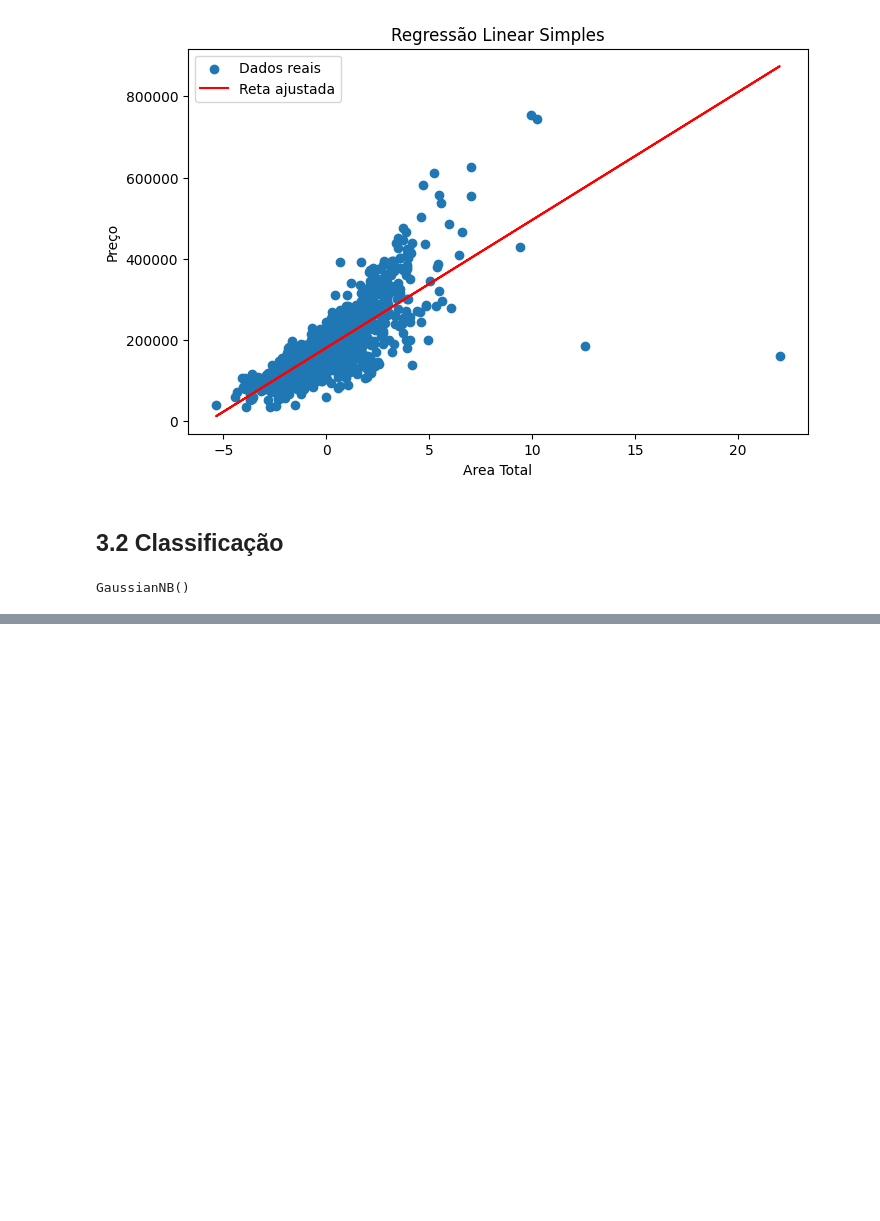
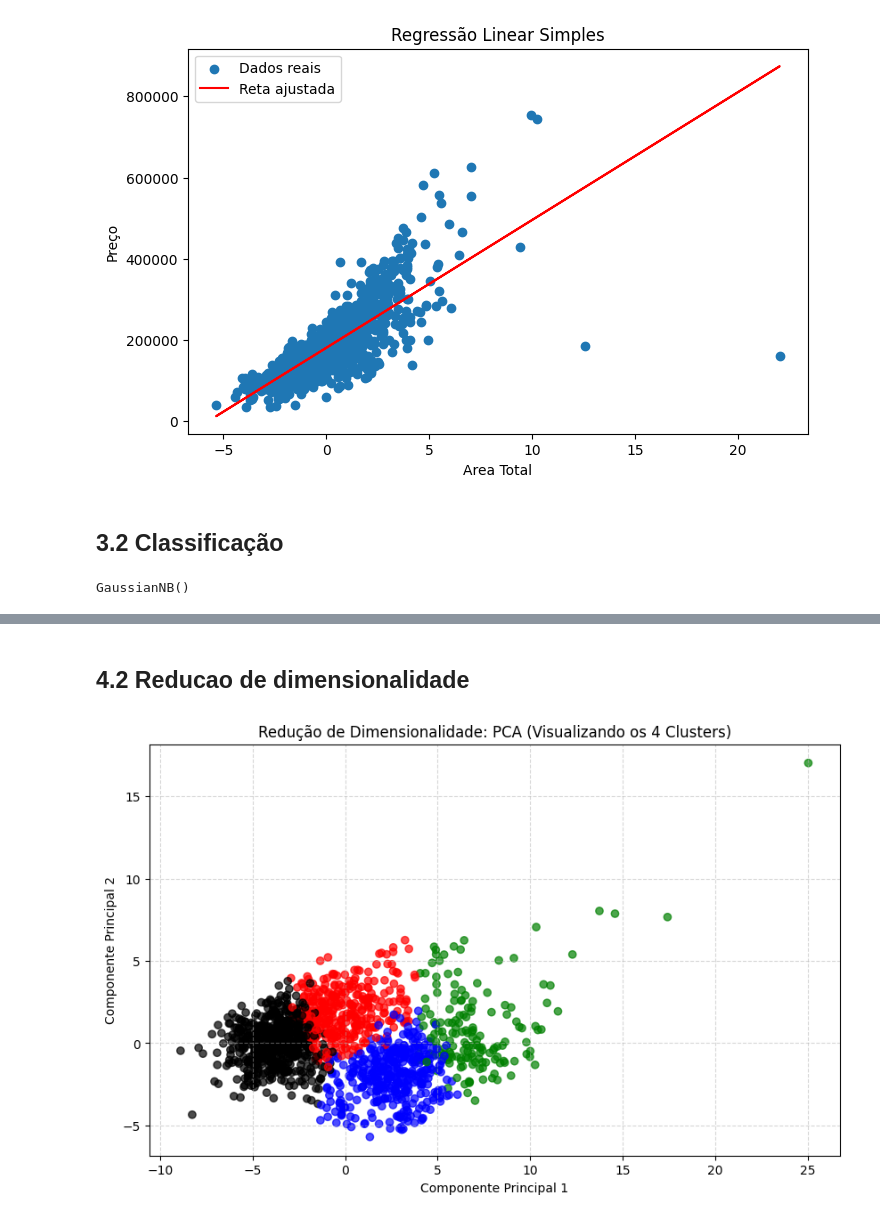
Before and after one commit to Mauro-devs/DataAnalysis, a Jupyter notebook: notebook.ipynb, the cells around one changed output, grey strips where cells are left out. Saved outputs shown, nothing was run; the diff lists cells and outputs as text; code cells hidden in the pictures; blank space fills up the shorter version.

```diff
--- a/notebook.ipynb
+++ b/notebook.ipynb
@@ -444,0 +481,24 @@ display((resultado * 100).round(2).astype(str) + "%")
+# %% [markdown]
+## 4.2 Reducao de dimensionalidade
+# %%
+colunas_para_remover = ['Preco_Venda', 'cluster', 'color']
+X_pca_input = train_df.drop(colunas_para_remover, axis=1, errors='ignore')
+
+X_pca_input = X_pca_input.fillna(0)
+
+pca = PCA(n_components=2)
+
+pca.fit(X_pca_input)
+X_pca = pca.transform(X_pca_input)
+
+plt.figure(figsize=(10, 6))
+
+plt.scatter(X_pca[:, 0], X_pca[:, 1], color=train_df['color'], alpha=0.7)
+
+plt.xlabel('Componente Principal 1')
+plt.ylabel('Componente Principal 2')
+plt.title('Redução de Dimensionalidade: PCA (Visualizando os 4 Clusters)')
+plt.grid(True, linestyle='--', alpha=0.5)
+plt.show()
+# %% [output]
+[figure, added]
```
Also changed, not shown: parts of 10 cells of this notebook, 1 other file.
